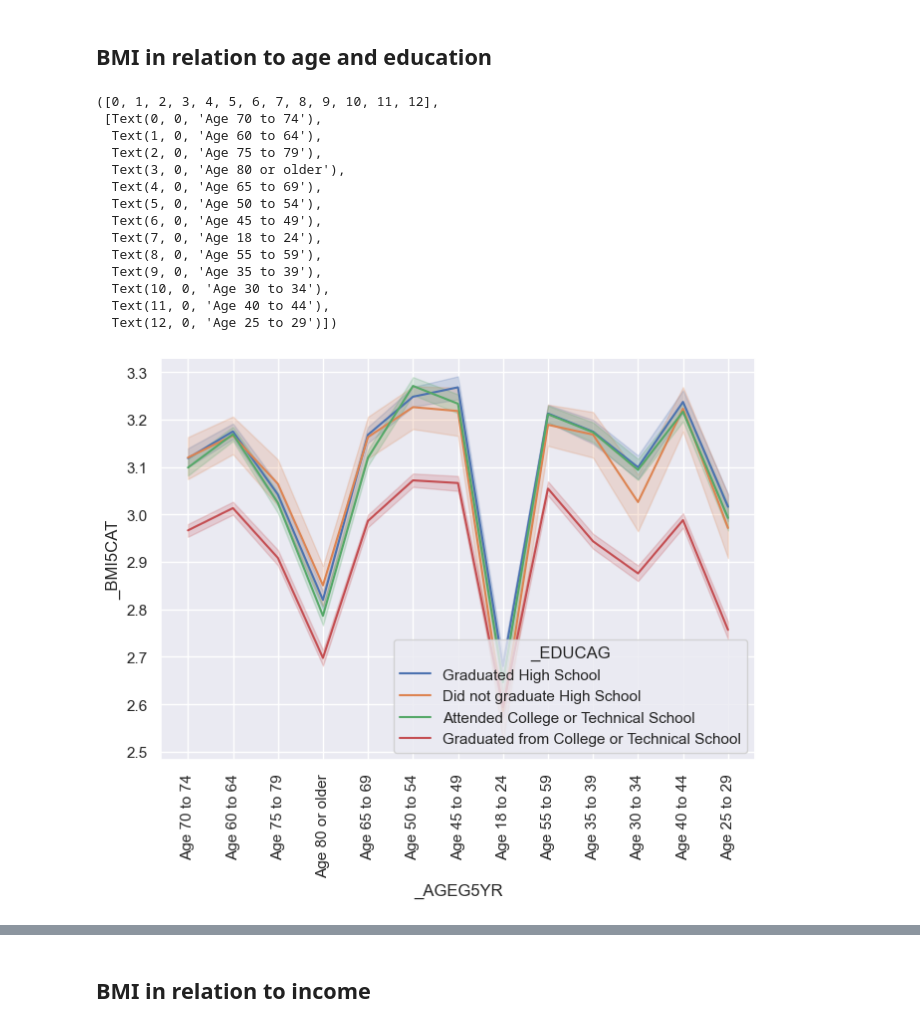
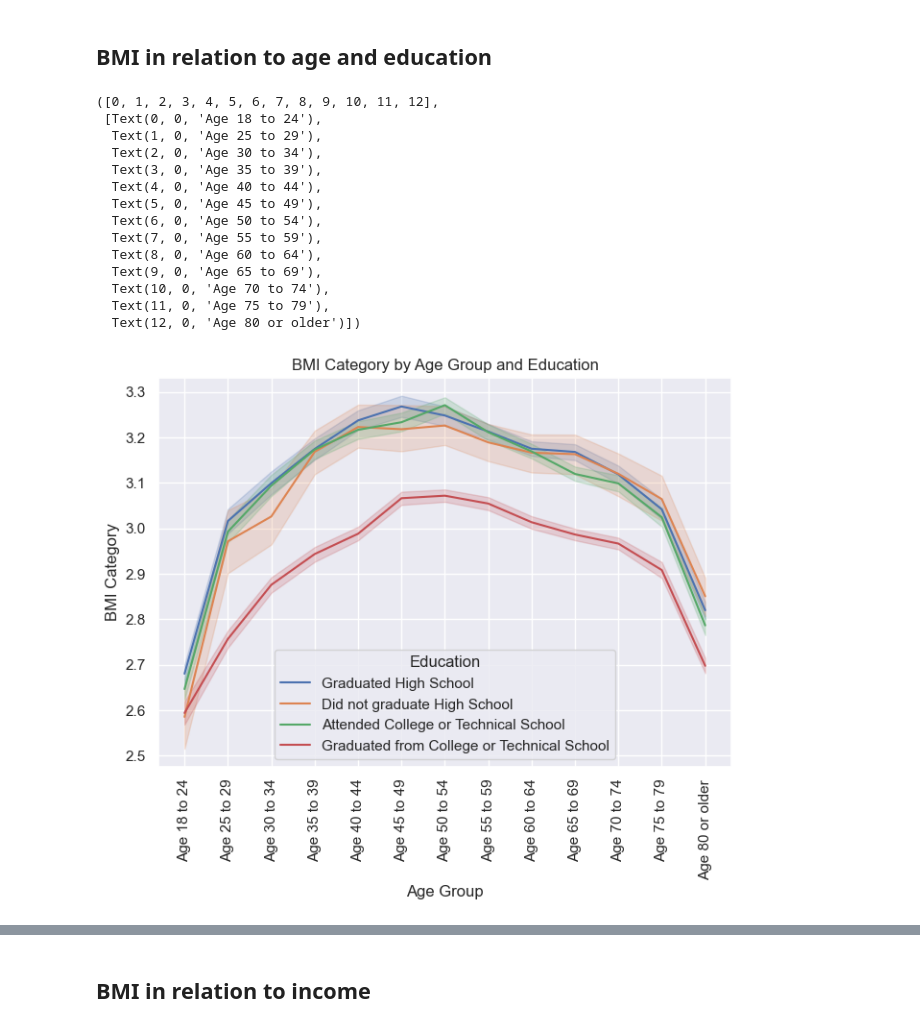
Before and after one commit to laurenc8/ds4a-obesity, a Jupyter notebook: TanishaEDA_V3.ipynb, the cells around one changed output, grey strips where cells are left out. Cells and saved outputs as stored; diff of their text form; code cells hidden in the pictures.

```diff
--- a/TanishaEDA_V3.ipynb
+++ b/TanishaEDA_V3.ipynb
@@ -223,21 +243,41 @@ plt.xticks(rotation=90)
 # %% [markdown]
 ## BMI in relation to age and education
 # %%
-sns.lineplot(data=ndf, x='_AGEG5YR', y='_BMI5CAT', legend= 'auto', hue='_EDUCAG',)
+age_order = ['Age 18 to 24',
+             'Age 25 to 29',
+             'Age 30 to 34',
+             'Age 35 to 39',
+             'Age 40 to 44',
+             'Age 45 to 49',
+             'Age 50 to 54',
+             'Age 55 to 59',
+             'Age 60 to 64',
+             'Age 65 to 69',
+             'Age 70 to 74',
+             'Age 75 to 79',
+             'Age 80 or older']
+ndf['_AGEG5YR'] = pd.Categorical(ndf['_AGEG5YR'], categories=age_order, ordered=True)
+
+sns.lineplot(data=ndf, x='_AGEG5YR', y='_BMI5CAT', hue='_EDUCAG', )
 plt.xticks(rotation=90)
+plt.title('BMI Category by Age Group and Education')
+plt.xlabel('Age Group')
+plt.ylabel('BMI Category')
+plt.legend(title= 'Education')
+plt.xticks(rotation=90)
 # %% [output]
 ([0, 1, 2, 3, 4, 5, 6, 7, 8, 9, 10, 11, 12],
- [Text(0, 0, 'Age 70 to 74'),
-  Text(1, 0, 'Age 60 to 64'),
-  Text(2, 0, 'Age 75 to 79'),
-  Text(3, 0, 'Age 80 or older'),
-  Text(4, 0, 'Age 65 to 69'),
-  Text(5, 0, 'Age 50 to 54'),
-  Text(6, 0, 'Age 45 to 49'),
-  Text(7, 0, 'Age 18 to 24'),
-  Text(8, 0, 'Age 55 to 59'),
-  Text(9, 0, 'Age 35 to 39'),
-  Text(10, 0, 'Age 30 to 34'),
-  Text(11, 0, 'Age 40 to 44'),
-  Text(12, 0, 'Age 25 to 29')])
+ [Text(0, 0, 'Age 18 to 24'),
+  Text(1, 0, 'Age 25 to 29'),
+  Text(2, 0, 'Age 30 to 34'),
+  Text(3, 0, 'Age 35 to 39'),
+  Text(4, 0, 'Age 40 to 44'),
+  Text(5, 0, 'Age 45 to 49'),
+  Text(6, 0, 'Age 50 to 54'),
+  Text(7, 0, 'Age 55 to 59'),
+  Text(8, 0, 'Age 60 to 64'),
+  Text(9, 0, 'Age 65 to 69'),
+  Text(10, 0, 'Age 70 to 74'),
+  Text(11, 0, 'Age 75 to 79'),
+  Text(12, 0, 'Age 80 or older')])
-[figure, old version]
+[figure, new version]
```
Also changed, not shown: parts of 39 cells of this notebook.
